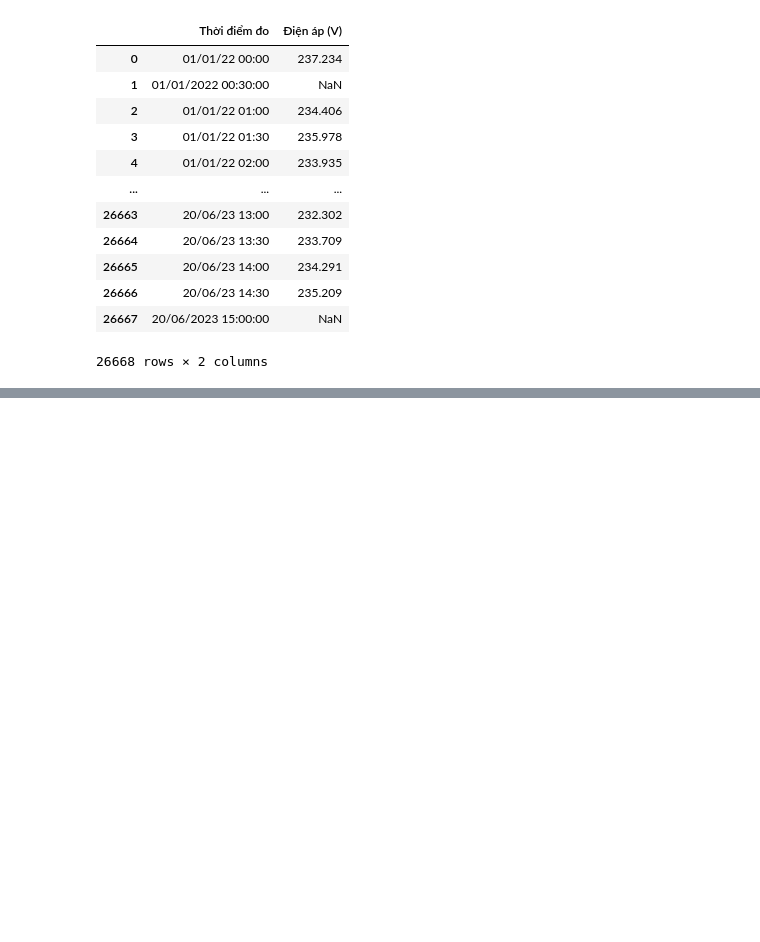
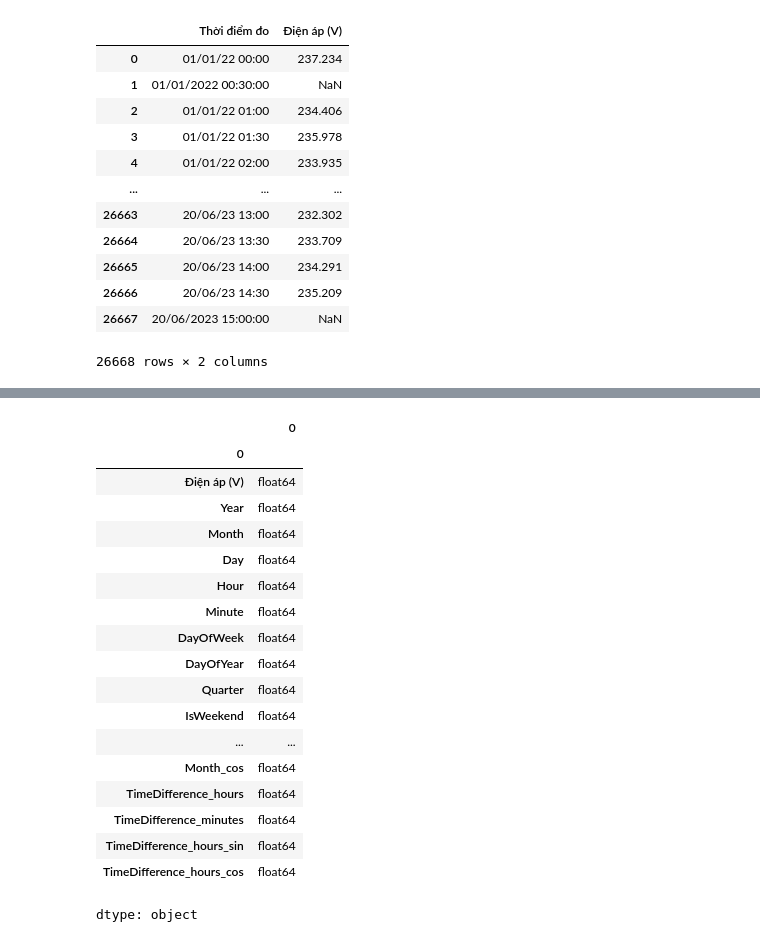
Before and after one commit to nhut-ngnn/DPL302m_Material, a Jupyter notebook: Code/EduNext_Slot5/EduNext_Slot5.ipynb, the cells around one changed output, grey strips where cells are left out. Saved outputs shown, nothing was run; the diff lists cells and outputs as text; code cells hidden in the pictures; blank space fills up the shorter version.

```diff
--- a/Code/EduNext_Slot5/EduNext_Slot5.ipynb
+++ b/Code/EduNext_Slot5/EduNext_Slot5.ipynb
@@ -91,3 +210,30 @@ plt.show()
+# %%
+columns_to_convert = ['Điện áp (V)', 'Year', 'Month', 'Day', 'Hour', 'Minute',
+    'DayOfWeek', 'DayOfYear', 'Quarter', 'IsWeekend', 'Season',
+    'Hour_sin', 'Hour_cos', 'Month_sin', 'Month_cos','TimeDifference_hours',
+    'TimeDifference_minutes','TimeDifference_hours_sin', 'TimeDifference_hours_cos']
+df_preprocess = df[columns_to_convert].astype(float)
+df_preprocess.dtypes
+# %% [output]
+|  | 0 |
+| 0 |  |
+| Điện áp (V) | float64 |
+| Year | float64 |
+| Month | float64 |
+| Day | float64 |
+| Hour | float64 |
+| Minute | float64 |
+| DayOfWeek | float64 |
+| DayOfYear | float64 |
+| Quarter | float64 |
+| IsWeekend | float64 |
+| ... | ... |
+| Month_cos | float64 |
+| TimeDifference_hours | float64 |
+| TimeDifference_minutes | float64 |
+| TimeDifference_hours_sin | float64 |
+| TimeDifference_hours_cos | float64 |
+dtype: object
 # %%
 minmax_scaler = MinMaxScaler()
 standard_scaler = StandardScaler()
```
Also changed, not shown: parts of 33 cells of this notebook.
